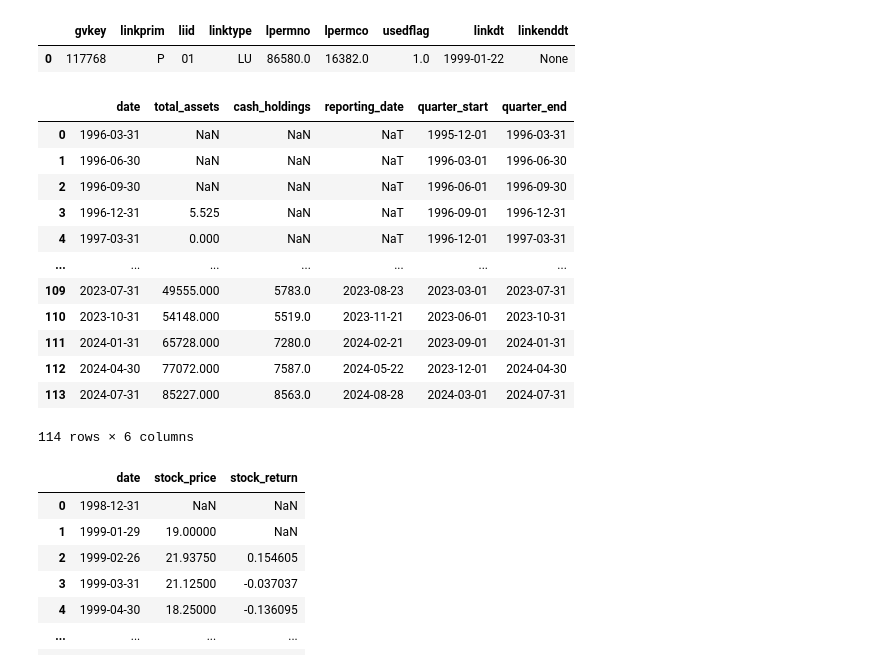
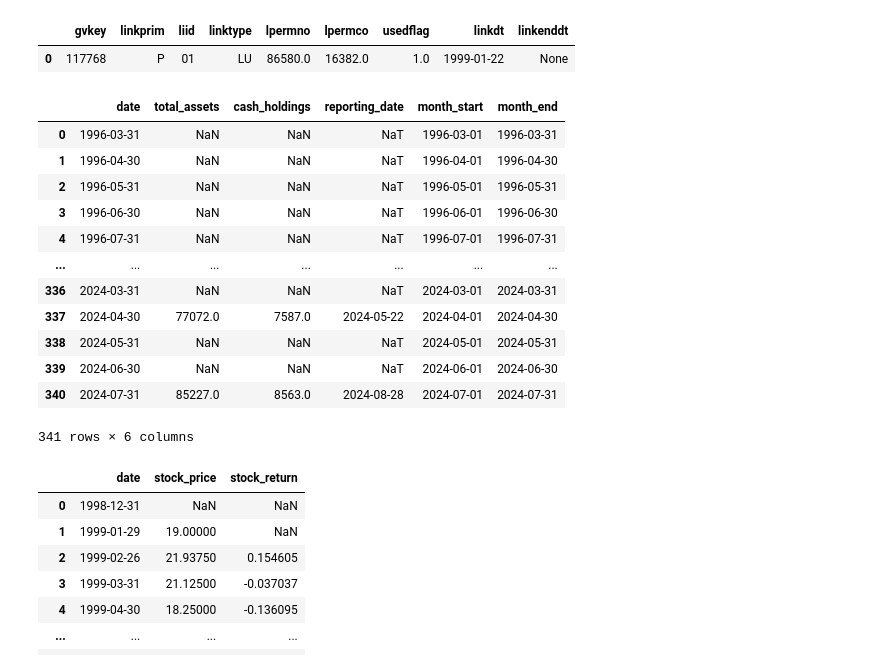
Before and after one commit to veervohra03/CashHedged, a Jupyter notebook: cashHedgedV2.ipynb, the cells around one changed output. Cells and saved outputs as stored; diff of their text form; code cells hidden in the pictures.

```diff
--- a/cashHedgedV2.ipynb
+++ b/cashHedgedV2.ipynb
@@ -76,37 +107,45 @@ nvidia_permno = str(link['lpermno'][0])
 # %%
-nvidia_comp_data = conn.raw_sql(f'''
+company_fin_data = conn.raw_sql(f'''
 SELECT
-    f.datadate AS date,
-    f.atq AS total_assets,  -- Total Assets
-    f.chq AS cash_holdings,  -- Cash and Short-Term Investments
-    f.rdq AS reporting_date -- Date of which information was reported
+    datadate AS date,
+    atq AS total_assets,  -- Total Assets
+    chq AS cash_holdings,  -- Cash and Short-Term Investments
+    rdq AS reporting_date -- Date of which information was reported
 FROM
-    comp.fundq f
+    comp.fundq
 WHERE
-    gvkey = '{nvidia_gvkey}'
-    AND f.datadate >= '1990-01-01'  -- Ensure data is after the link start date
+    gvkey = '{company_gvkey}'
+    AND datadate >= '1990-01-01'  -- Ensure data is after the link start date
 ''')
 
-nvidia_comp_data['date'] = pd.to_datetime(nvidia_comp_data['date'])
-nvidia_comp_data['reporting_date'] = pd.to_datetime(nvidia_comp_data['reporting_date'])
-nvidia_comp_data['quarter_start'] = nvidia_comp_data['date'] - pd.offsets.QuarterBegin(n=2)
-nvidia_comp_data['quarter_end'] = nvidia_comp_data['date']
+company_fin_data['date'] = pd.to_datetime(company_fin_data['date'])
+company_fin_data['reporting_date'] = pd.to_datetime(company_fin_data['reporting_date'])
 
-nvidia_comp_data
+start_date = company_fin_data['date'].min()
+end_date = company_fin_data['date'].max()
+all_months = pd.date_range(start=start_date, end=end_date, freq='ME')
+full_range_df = pd.DataFrame({'date': all_months})
 
-# nvidia['date'] = nvidia['reporting_date'] # backtest logic
+company_fin_data = pd.merge(full_range_df, company_fin_data, on='date', how='left')
+
+company_fin_data['month_start'] = company_fin_data['date'] - pd.offsets.MonthBegin()
+company_fin_data['month_end'] = company_fin_data['date']
+
+company_fin_data
+
+# company['date'] = company['reporting_date'] # backtest logic TODO
 # %% [output]
-|  | date | total_assets | cash_holdings | reporting_date | quarter_start | quarter_end |
-| 0 | 1996-03-31 | NaN | NaN | NaT | 1995-12-01 | 1996-03-31 |
-| 1 | 1996-06-30 | NaN | NaN | NaT | 1996-03-01 | 1996-06-30 |
-| 2 | 1996-09-30 | NaN | NaN | NaT | 1996-06-01 | 1996-09-30 |
-| 3 | 1996-12-31 | 5.525 | NaN | NaT | 1996-09-01 | 1996-12-31 |
-| 4 | 1997-03-31 | 0.000 | NaN | NaT | 1996-12-01 | 1997-03-31 |
+|  | date | total_assets | cash_holdings | reporting_date | month_start | month_end |
+| 0 | 1996-03-31 | NaN | NaN | NaT | 1996-03-01 | 1996-03-31 |
+| 1 | 1996-04-30 | NaN | NaN | NaT | 1996-04-01 | 1996-04-30 |
+| 2 | 1996-05-31 | NaN | NaN | NaT | 1996-05-01 | 1996-05-31 |
+| 3 | 1996-06-30 | NaN | NaN | NaT | 1996-06-01 | 1996-06-30 |
+| 4 | 1996-07-31 | NaN | NaN | NaT | 1996-07-01 | 1996-07-31 |
 | ... | ... | ... | ... | ... | ... | ... |
-| 109 | 2023-07-31 | 49555.000 | 5783.0 | 2023-08-23 | 2023-03-01 | 2023-07-31 |
-| 110 | 2023-10-31 | 54148.000 | 5519.0 | 2023-11-21 | 2023-06-01 | 2023-10-31 |
-| 111 | 2024-01-31 | 65728.000 | 7280.0 | 2024-02-21 | 2023-09-01 | 2024-01-31 |
-| 112 | 2024-04-30 | 77072.000 | 7587.0 | 2024-05-22 | 2023-12-01 | 2024-04-30 |
-| 113 | 2024-07-31 | 85227.000 | 8563.0 | 2024-08-28 | 2024-03-01 | 2024-07-31 |
+| 336 | 2024-03-31 | NaN | NaN | NaT | 2024-03-01 | 2024-03-31 |
+| 337 | 2024-04-30 | 77072.0 | 7587.0 | 2024-05-22 | 2024-04-01 | 2024-04-30 |
+| 338 | 2024-05-31 | NaN | NaN | NaT | 2024-05-01 | 2024-05-31 |
+| 339 | 2024-06-30 | NaN | NaN | NaT | 2024-06-01 | 2024-06-30 |
+| 340 | 2024-07-31 | 85227.0 | 8563.0 | 2024-08-28 | 2024-07-01 | 2024-07-31 |
-114 rows × 6 columns
+341 rows × 6 columns
 # %%
```
Also changed, not shown: parts of 18 cells of this notebook.
